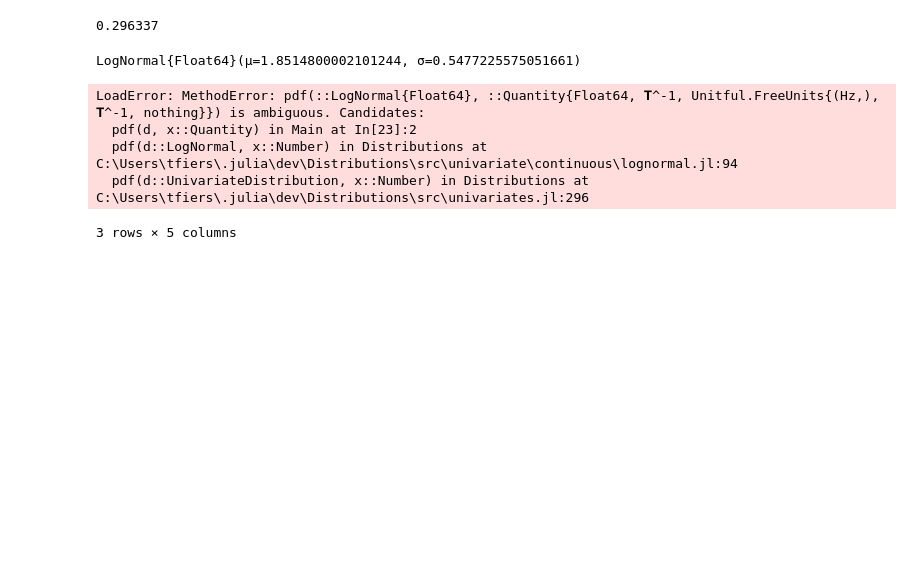
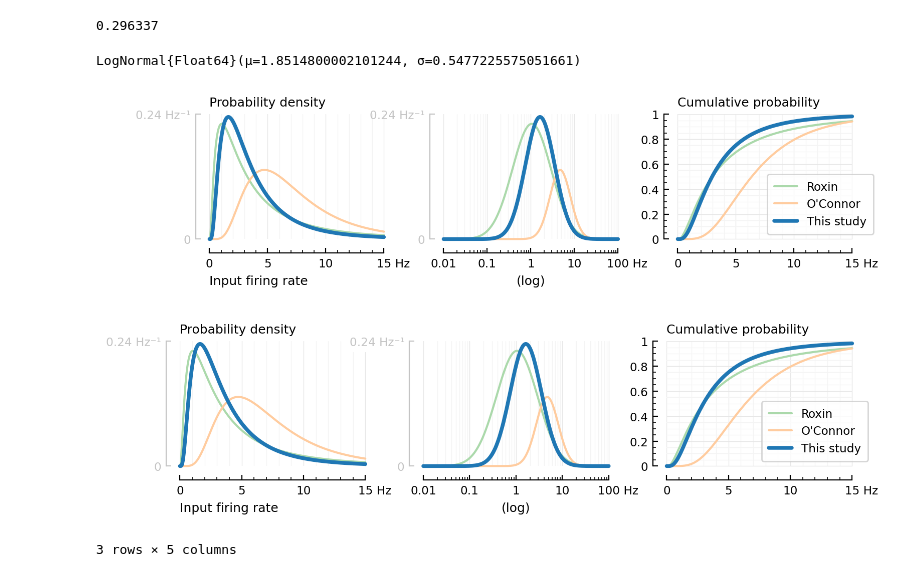
Before and after one commit to tfiers/phd, a Jupyter notebook: notebooks/2022-01-08__1000_to_1.ipynb, the cells around one changed output. Drawn from its saved outputs; the diff is of its cells as text; code cells hidden in the pictures; blank space fills up the shorter version.

```diff
--- a/notebooks/2022-01-08__1000_to_1.ipynb
+++ b/notebooks/2022-01-08__1000_to_1.ipynb
@@ -63,3 +59,30 @@ LogNormal{Float64}(μ=1.8514800002101244, σ=0.5477225575051661)
+# %%
+fig, (ax1, ax2, ax3) = plt.subplots(ncols=3, figsize=(8, 2.2))
+
+rlin = (0:0.01:15)Hz
+rlog = exp10.(-2:0.01:2)Hz
+function plot_firing_rate_distr(distr; kw...)
+    plot(rlin, pdf.(distr, rlin), ax1; clip_on=false, kw...)
+    plot(rlog, pdf.(distr, rlog), ax2; clip_on=false, xscale="log", kw...)
+    plot(rlin, cdf.(distr, rlin), ax3; clip_on=false, ylim=(0,1), kw...)
+end
+
+plot_firing_rate_distr(roxin, label="Roxin", c=lighten(C2, 0.6))
+plot_firing_rate_distr(oconnor, label="O'Connor", c=lighten(C1, 0.6))
+plot_firing_rate_distr(input_spike_rate, label="This study", c=C0, lw=2.7)
+
+set(ax1; ytickstyle=:range, xlabel="Input firing rate")
+set(ax2; ytickstyle=:range)
+legend(ax3; loc="lower left", bbox_to_anchor=(0.5, 0.02))
+ylabel(ax1, "Probability density")
+ylabel(ax3, "Cumulative probability")
+ax2.set_xlabel("(log)", loc="center")
+deemph.(:yaxis, [ax1, ax2])
+plt.tight_layout(w_pad=-5)
+
+save("log-normal.pdf")
+# %% [output]
+[figure, added]
 # %%
 fig, (ax1, ax2, ax3) = plt.subplots(ncols=3, figsize=(8, 2.2))
 
@@ -73,23 +96,20 @@ end
 
 plot_firing_rate_distr(roxin, label="Roxin", c=lighten(C2, 0.6))
 plot_firing_rate_distr(oconnor, label="O'Connor", c=lighten(C1, 0.6))
-plot_firing_rate_distr(input_spike_rate, label="this study", c=C0, lw=2.7)
+plot_firing_rate_distr(input_spike_rate, label="This study", c=C0, lw=2.7)
 
-set(ax1; xlabel="Input firing rate", ytickstyle=:range)
+set(ax1; ytickstyle=:range, xlabel="Input firing rate")
 set(ax2; ytickstyle=:range)
-# set(ax3; yminorticks=false)
-legend(ax3)
-ylabel(ax1, "Probability density", dx=-52.8)
-ylabel(ax3, "Cumulated probability", dx=-18)
+legend(ax3; loc="lower left", bbox_to_anchor=(0.5, 0.02))
+ylabel(ax1, "Probability density")
+ylabel(ax3, "Cumulative probability")
 ax2.set_xlabel("(log)", loc="center")
-plt.tight_layout(w_pad=-2.3)
+deemph.(:yaxis, [ax1, ax2])
+plt.tight_layout(w_pad=-3)
 
 save("log-normal.pdf")
 # %% [output]
-LoadError: MethodError: pdf(::LogNormal{Float64}, ::Quantity{Float64, 𝐓^-1, Unitful.FreeUnits{(Hz,), 𝐓^-1, nothing}}) is ambiguous. Candidates:
-  pdf(d, x::Quantity) in Main at In[23]:2
-  pdf(d::LogNormal, x::Number) in Distributions at C:\Users\tfiers\.julia\dev\Distributions\src\univariate\continuous\lognormal.jl:94
-  pdf(d::UnivariateDistribution, x::Number) in Distributions at C:\Users\tfiers\.julia\dev\Distributions\src\univariates.jl:296
+[figure, added]
 # %%
 distrs = [oconnor, roxin, input_spike_rate]
 DataFrame(
```
Also changed, not shown: parts of 3 cells of this notebook, 3 other files.
